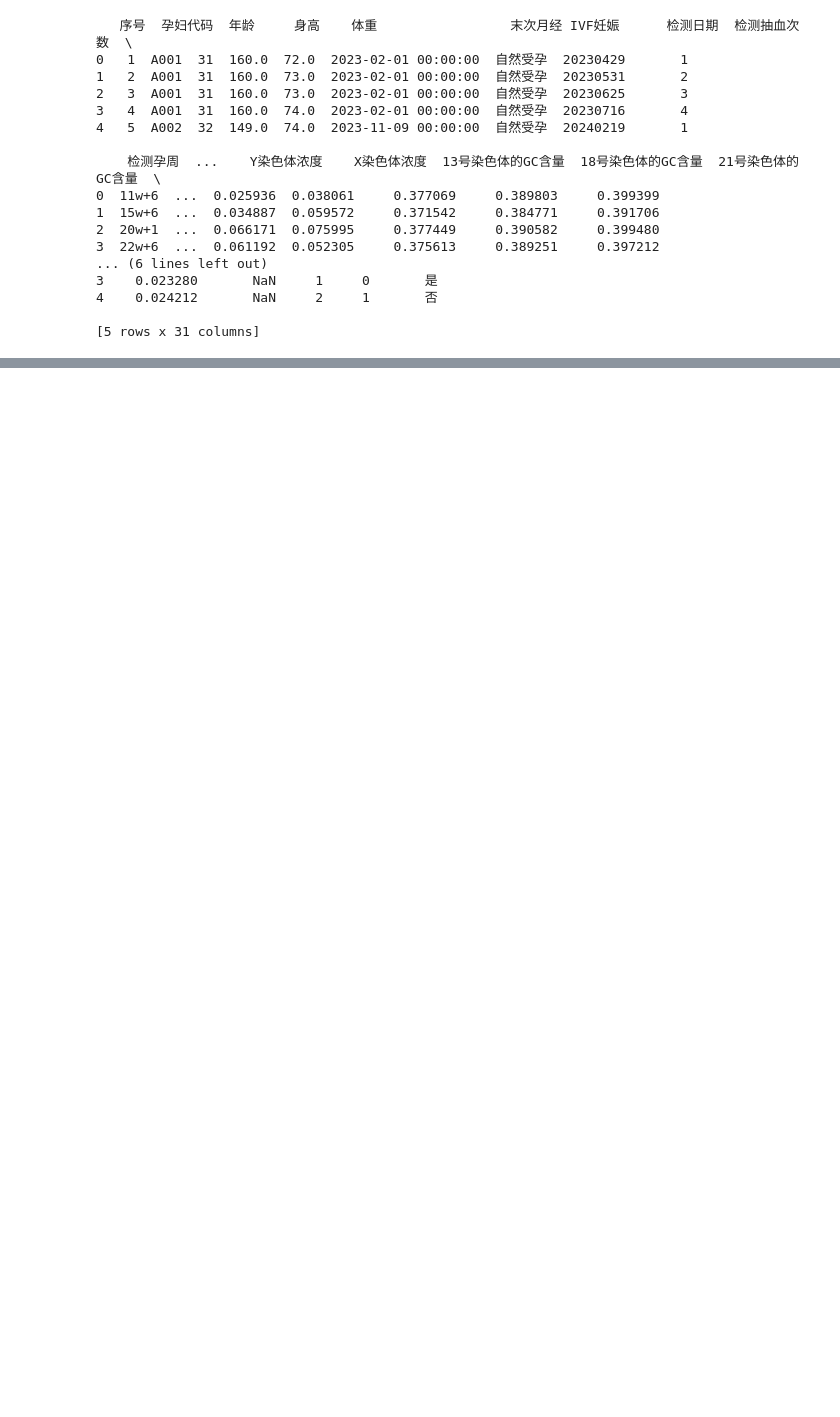
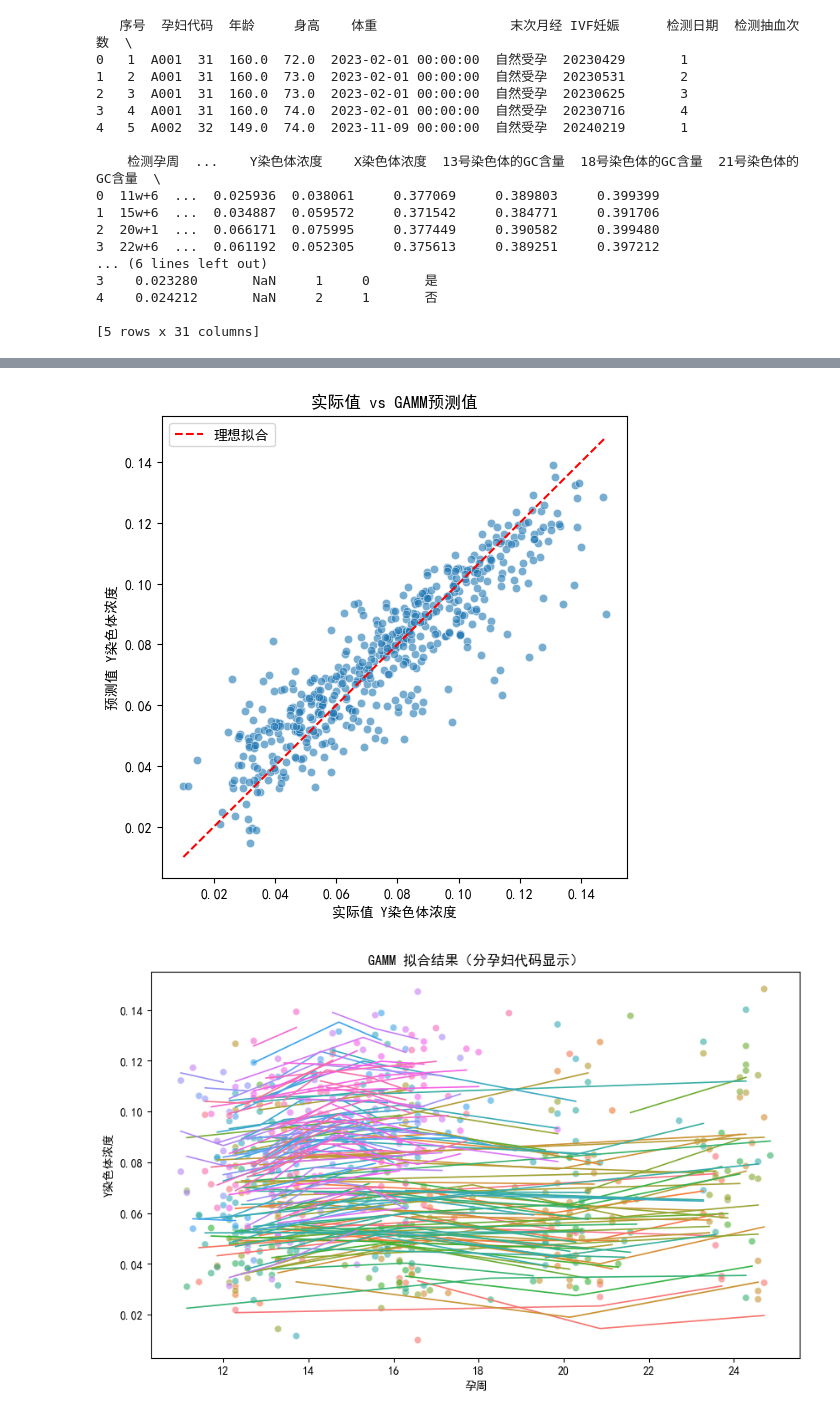
Before and after one commit to Ivesxia/MCM, a Jupyter notebook: data_manage/question1/mixture.ipynb, the cells around one changed output, grey strips where cells are left out. Drawn from its saved outputs; the diff is of its cells as text; code cells hidden in the pictures; blank space fills up the shorter version.

```diff
--- a/data_manage/question1/mixture.ipynb
+++ b/data_manage/question1/mixture.ipynb
@@ -33,25 +33,3 @@ print(df.head())
 4    0.024212       NaN     2     1       否
 
 [5 rows x 31 columns]
-# %%
-BMI_info=df['孕妇BMI']
-df['Y染色体浓度']=np.log(df['Y染色体浓度']/(1-df['Y染色体浓度']))
-
-def convert_ga_to_decimal(ga_str):
-    """将“Xw+Y”格式转换为小数周（如11w+6 = 11 + 6/7 ≈ 11.86周）"""
-    if pd.isna(ga_str):
-        return np.nan
-    if 'w+' in str(ga_str):
-        w_part, d_part = str(ga_str).split('w+')
-    else:
-        return np.nan
-    try:
-        return int(w_part) + int(d_part) / 7
-    except (ValueError, IndexError):
-        return np.nan
-
-
-df['小数孕周'] = df['检测孕周'].apply(convert_ga_to_decimal)
-df = df[(df['小数孕周'] >= 10) & (df['小数孕周'] <= 25)]
-
-gestational_weeks_info=df['小数孕周']
@@ -248,0 +380,26 @@ plt.show()
+# %%
+plt.figure(figsize=(6,6))
+sns.scatterplot(x=actual, y=pred, alpha=0.6)
+plt.plot([actual.min(), actual.max()],
+         [actual.min(), actual.max()],
+         color='red', linestyle='--', label="理想拟合")
+plt.xlabel("实际值 Y染色体浓度")
+plt.ylabel("预测值 Y染色体浓度")
+plt.title("实际值 vs GAMM预测值")
+plt.legend()
+plt.show()
+
+plt.figure(figsize=(10,6))
+sns.scatterplot(x=df["小数孕周"], y=df["Y染色体浓度"],
+                hue=df["孕妇代码"], alpha=0.6, legend=False)
+
+sns.lineplot(x=df["小数孕周"], y=df["final_pred"],
+             hue=df["孕妇代码"], lw=1.2, legend=False)
+
+plt.xlabel("孕周")
+plt.ylabel("Y染色体浓度")
+plt.title("GAMM 拟合结果（分孕妇代码显示）")
+plt.show()
+# %% [output]
+[figure, added]
+[figure, added]
```
Also changed, not shown: parts of 8 cells of this notebook.
